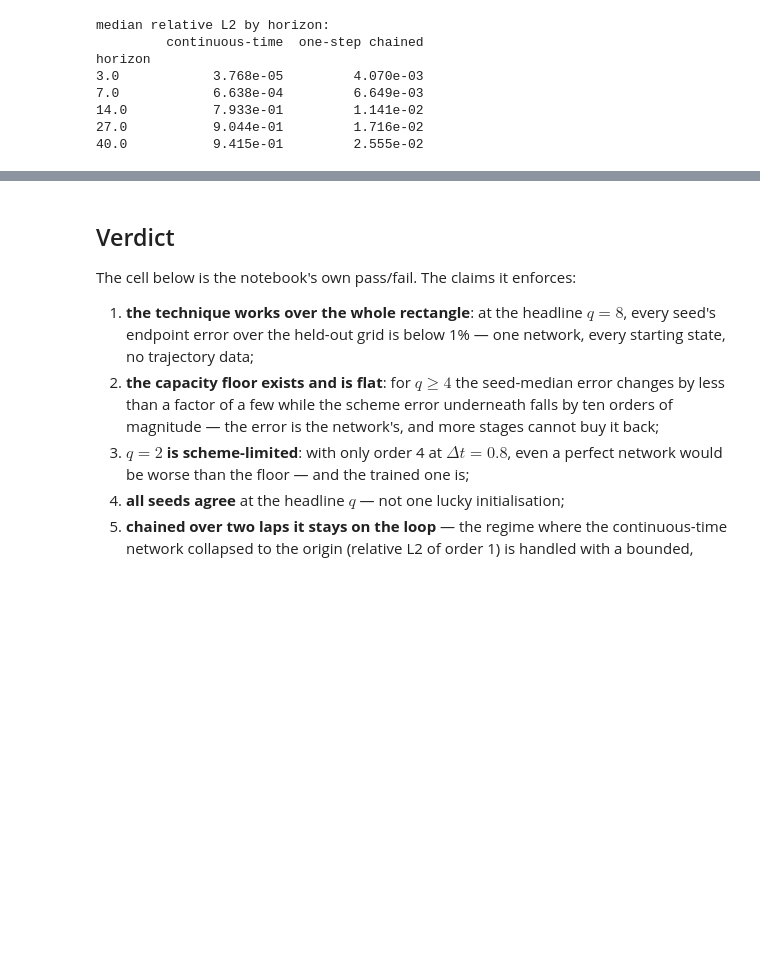
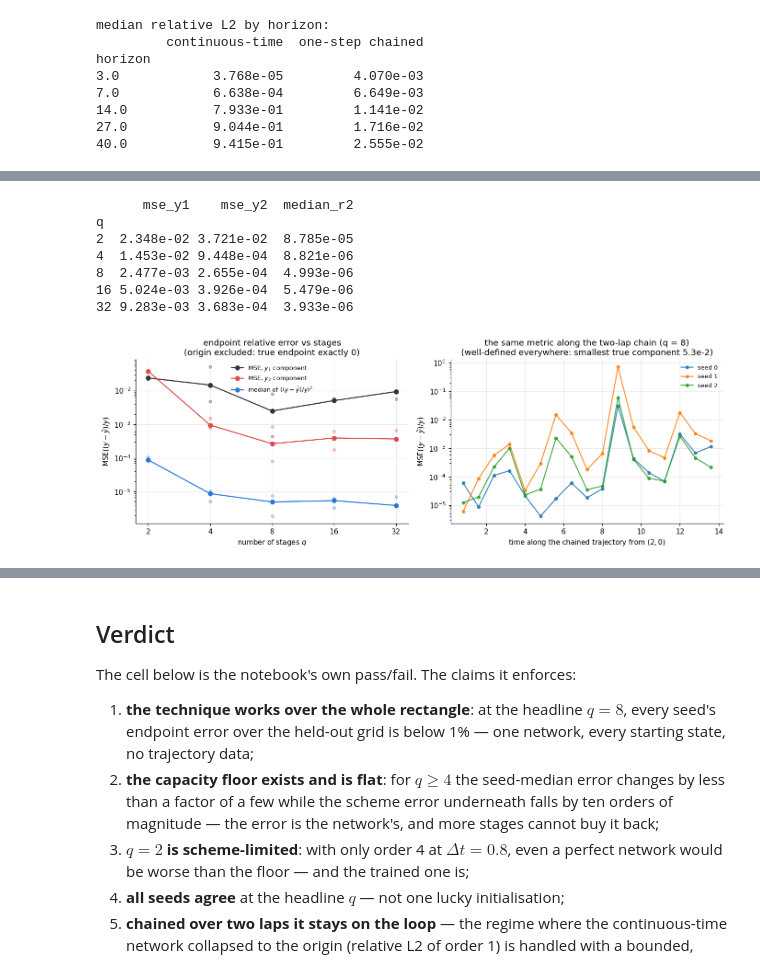
Before and after one commit to GeorgeWilliam1999/Van_Der_Pole, a Jupyter notebook: discrete_time_network/one_step_network.ipynb, the cells around one changed output, grey strips where cells are left out. Saved outputs shown, nothing was run; the diff lists cells and outputs as text; code cells hidden in the pictures; blank space fills up the shorter version.

```diff
--- a/discrete_time_network/one_step_network.ipynb
+++ b/discrete_time_network/one_step_network.ipynb
@@ -538,0 +558,51 @@ horizon
+# %%
+rows = []
+for q in tr.QS:
+    ref_end = z[f"q{q}_ref"][-1]
+    keep = (ref_end != 0).all(axis=1)          # drops exactly the origin
+    for s in tr.SEEDS:
+        net_end = z[f"q{q}_seed{s}_out"][:, -1, :]
+        r = ((ref_end - net_end) / ref_end)[keep]
+        rows.append(dict(q=q, seed=s, excluded=int((~keep).sum()),
+                         mse_y1=float((r[:, 0] ** 2).mean()),
+                         mse_y2=float((r[:, 1] ** 2).mean()),
+                         mse_total=float((r ** 2).mean()),
+                         median_r2=float(np.median(r ** 2))))
+rel = pd.DataFrame(rows)
+rel.to_csv(RESULTS / "relative_error_mse.csv", index=False)
+print(rel.groupby("q")[["mse_y1", "mse_y2", "median_r2"]].median()
+      .to_string(float_format=lambda v: f"{v:.3e}"))
+
+fig, axes = plt.subplots(1, 2, figsize=(12.6, 4.4))
+med = rel.groupby("q").median()
+for col, colr, lab in [("mse_y1", INK, "MSE, $y_1$ component"),
+                       ("mse_y2", REF, "MSE, $y_2$ component"),
+                       ("median_r2", NET, "median of $((y-\\hat y)/y)^2$")]:
+    axes[0].semilogy(med.index, med[col], "o-", color=colr, label=lab)
+    axes[0].semilogy(rel.q, rel[col], "o", color=colr, alpha=0.3, ms=4)
+axes[0].set_xscale("log", base=2)
+axes[0].set_xticks(list(tr.QS)); axes[0].set_xticklabels([str(q) for q in tr.QS])
+axes[0].set_xlabel("number of stages $q$")
+axes[0].set_title("endpoint relative error vs stages\n(origin excluded: true endpoint exactly 0)")
+axes[0].legend(fontsize=8.5)
+
+for s in tr.SEEDS:
+    rc = (z[f"q{HQ}_seed{s}_chain"][1:] - z["chain_ref"][1:]) / z["chain_ref"][1:]
+    axes[1].semilogy(z["chain_t"][1:], (rc ** 2).mean(axis=1), "o-", ms=4,
+                     alpha=0.85, label=f"seed {s}")
+axes[1].set_xlabel("time along the chained trajectory from $(2,0)$")
+axes[1].set_title(f"the same metric along the two-lap chain (q = {HQ})\n"
+                  "(well-defined everywhere: smallest true component 5.3e-2)")
+axes[1].legend(fontsize=8.5)
+for ax in axes:
+    ax.set_ylabel("$\\mathrm{MSE}((y-\\hat y)/y)$")
+fig.tight_layout(); fig.savefig(FIGURES / "11_relative_error_vs_q_and_chain.png"); plt.show()
+# %% [output]
+      mse_y1    mse_y2  median_r2
+q
+2  2.348e-02 3.721e-02  8.785e-05
+4  1.453e-02 9.448e-04  8.821e-06
+8  2.477e-03 2.655e-04  4.993e-06
+16 5.024e-03 3.926e-04  5.479e-06
+32 9.283e-03 3.683e-04  3.933e-06
+[figure, added]
```
Also changed, not shown: parts of 3 cells of this notebook, 3 other files.
